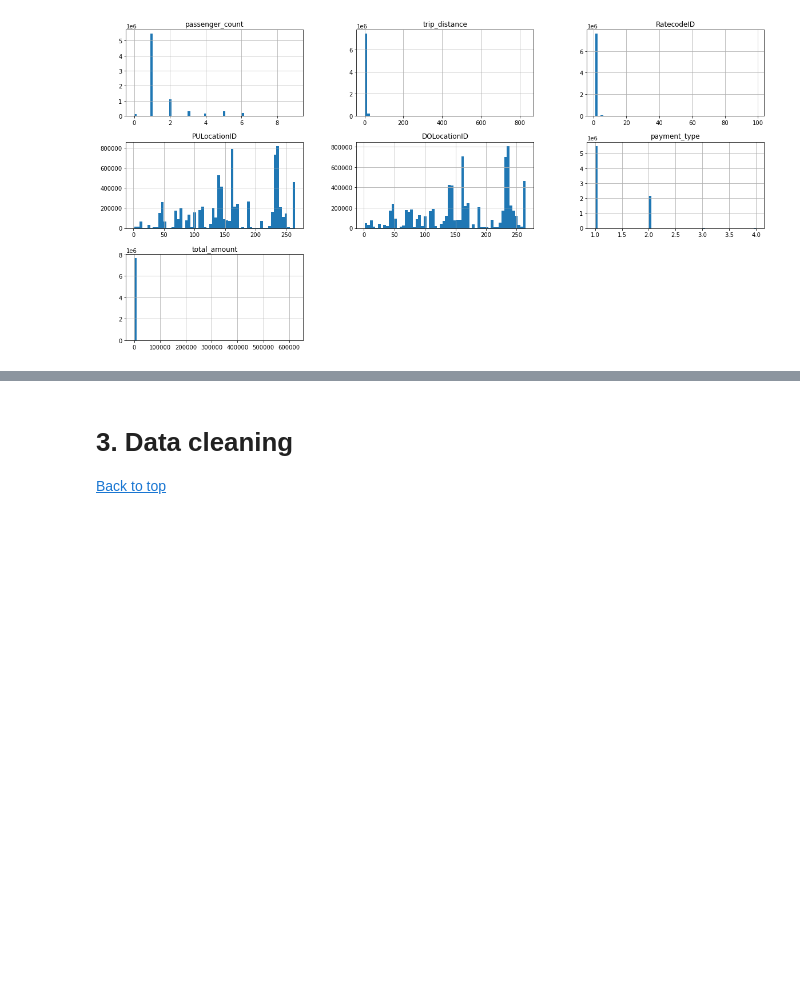
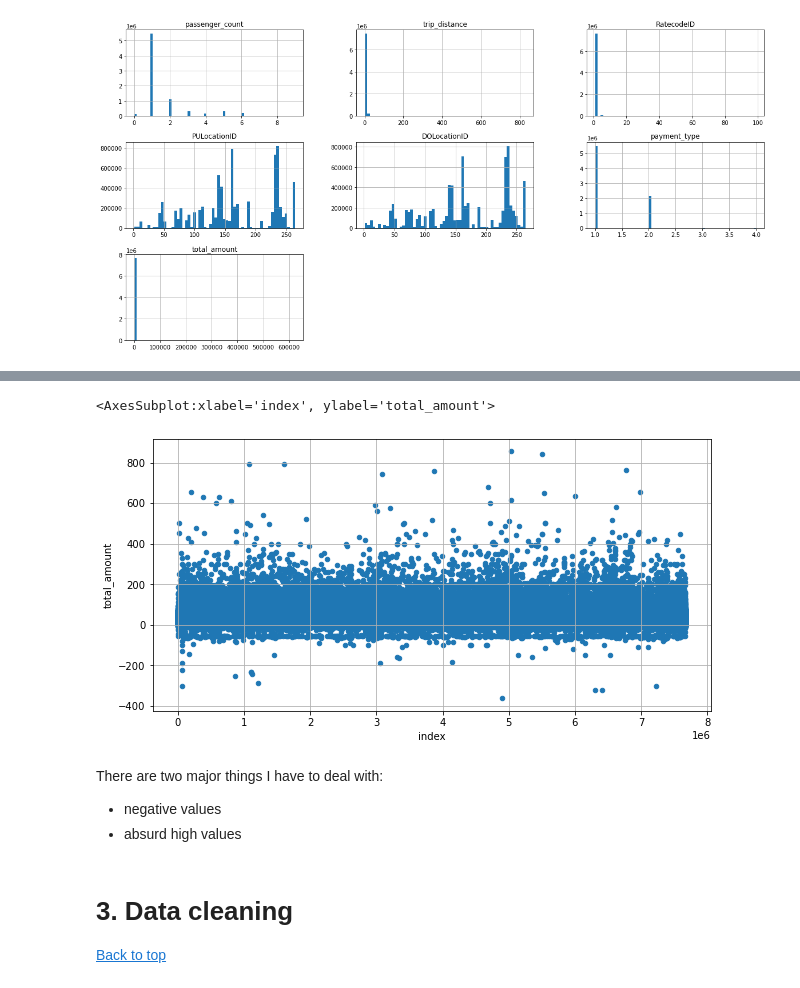
Before and after one commit to TonyToeTap/New-York-Taxi-Analysis, a Jupyter notebook: Module2.ipynb, the cells around one changed output, grey strips where cells are left out. Drawn from its saved outputs; the diff is of its cells as text; code cells hidden in the pictures; blank space fills up the shorter version.

```diff
--- a/Module2.ipynb
+++ b/Module2.ipynb
@@ -71,3 +188,12 @@ array([[<AxesSubplot:title={'center':'passenger_count'}>,
+# %%
+taxi_pd[taxi_pd['total_amount']<1000].reset_index().plot(kind='scatter', y='total_amount', x='index', figsize=(10,5), grid=True)
+# %% [output]
+<AxesSubplot:xlabel='index', ylabel='total_amount'>
+[figure, added]
+# %% [markdown]
+There are two major things I have  to deal with:
+- negative values
+- absurd high values
 # %% [markdown]
 # 3. Data cleaning <a id='data_cleaning'></a>
 [Back to top](#table_of_contents)
```
Also changed, not shown: parts of 40 cells of this notebook.
